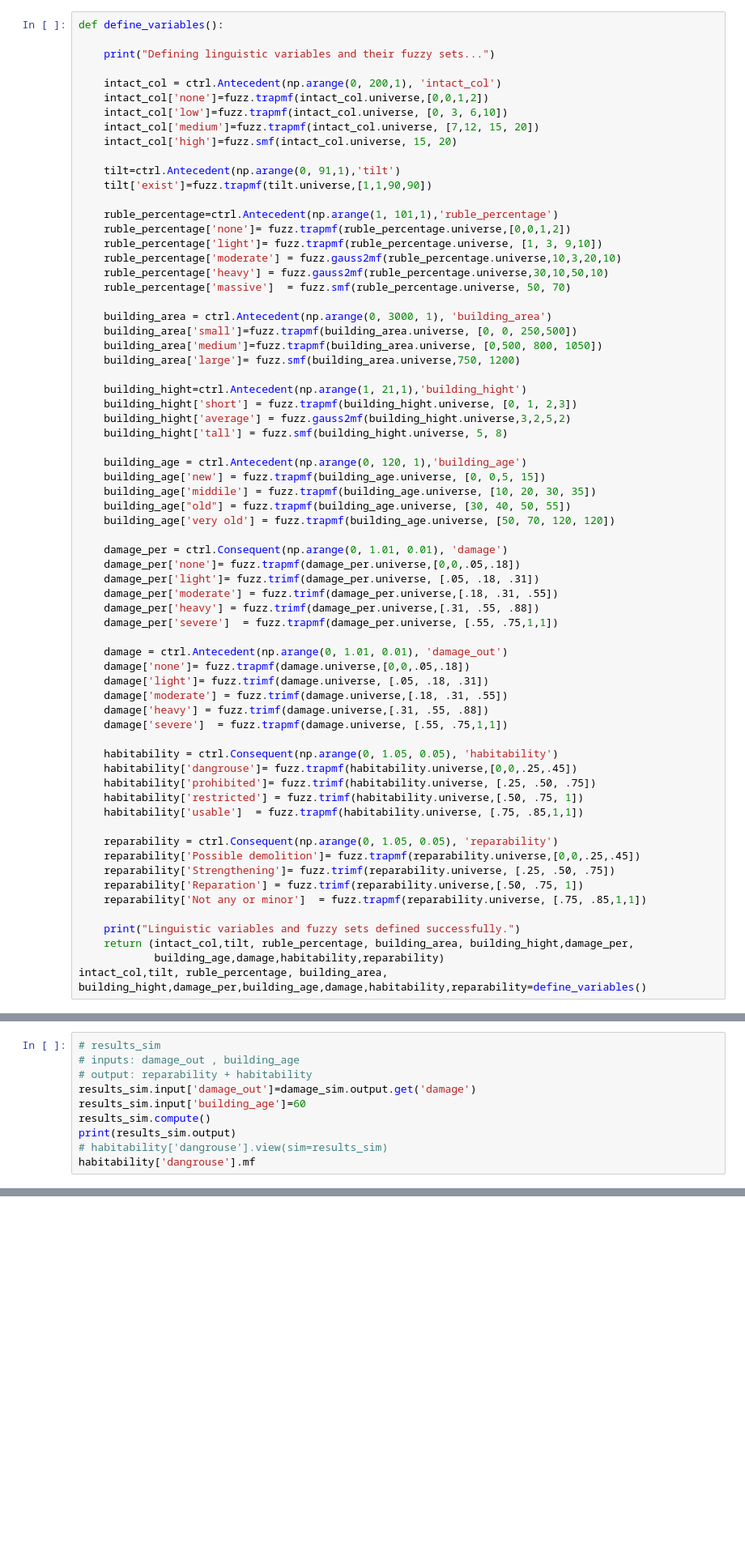
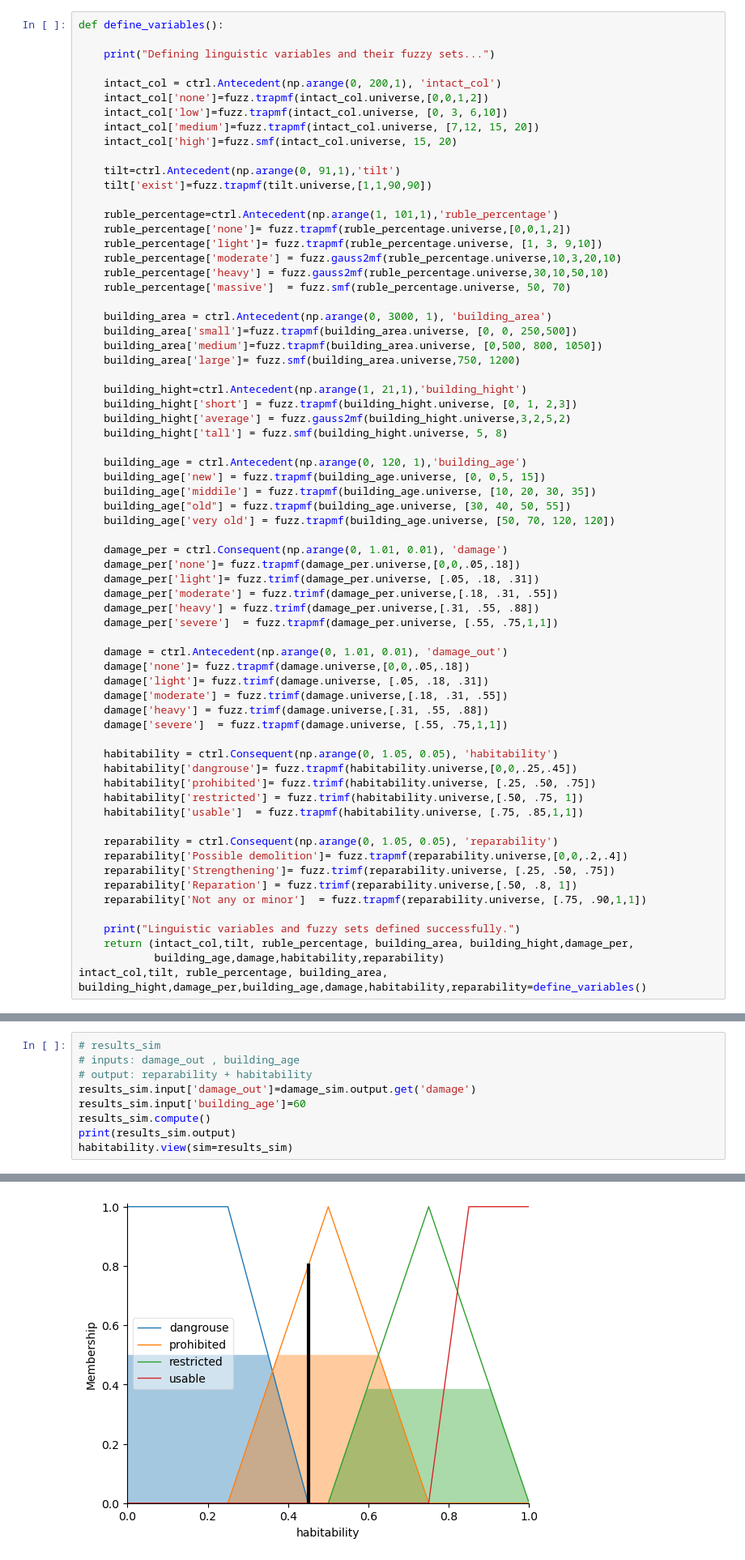
Before and after one commit to HananMoAlnakhal/Building_Assessment_Expert_System, a Jupyter notebook: fuzzy_expert_system.ipynb, the cells around one changed output, grey strips where cells are left out. Shown at 81% size. Cells and saved outputs as stored; diff of their text form; blank space fills up the shorter version.

```diff
--- a/fuzzy_expert_system.ipynb
+++ b/fuzzy_expert_system.ipynb
@@ -71,10 +71,10 @@ def define_variables():
     habitability['usable']  = fuzz.trapmf(habitability.universe, [.75, .85,1,1])
 
     reparability = ctrl.Consequent(np.arange(0, 1.05, 0.05), 'reparability')
-    reparability['Possible demolition']= fuzz.trapmf(reparability.universe,[0,0,.25,.45])
+    reparability['Possible demolition']= fuzz.trapmf(reparability.universe,[0,0,.2,.4])
     reparability['Strengthening']= fuzz.trimf(reparability.universe, [.25, .50, .75])
-    reparability['Reparation'] = fuzz.trimf(reparability.universe,[.50, .75, 1])
-    reparability['Not any or minor']  = fuzz.trapmf(reparability.universe, [.75, .85,1,1])
+    reparability['Reparation'] = fuzz.trimf(reparability.universe,[.50, .8, 1])
+    reparability['Not any or minor']  = fuzz.trapmf(reparability.universe, [.75, .90,1,1])
 
     print("Linguistic variables and fuzzy sets defined successfully.")
     return (intact_col,tilt, ruble_percentage, building_area, building_hight,damage_per,
@@ -231,6 +231,5 @@ results_sim.input['damage_out']=damage_sim.output.get('damage')
 results_sim.input['building_age']=60
 results_sim.compute()
 print(results_sim.output)
-# habitability['dangrouse'].view(sim=results_sim)
-habitability['dangrouse'].mf
+habitability.view(sim=results_sim)
 # %% [output]
@@ -240,3 +237,4 @@ array([1.  , 1.  , 1.  , 1.  , 1.  , 1.  , 0.75, 0.5 , 0.25, 0.  , 0.  ,
+[figure, added]
 # %% [markdown]
 ### case2
 # %%
```
Also changed, not shown: parts of 2 cells of this notebook.
